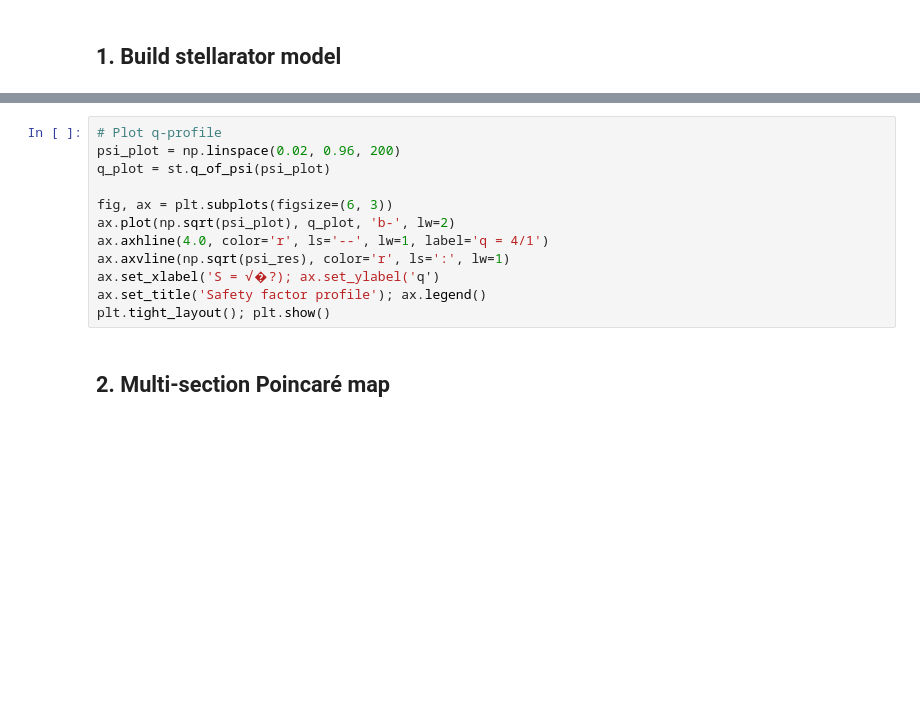
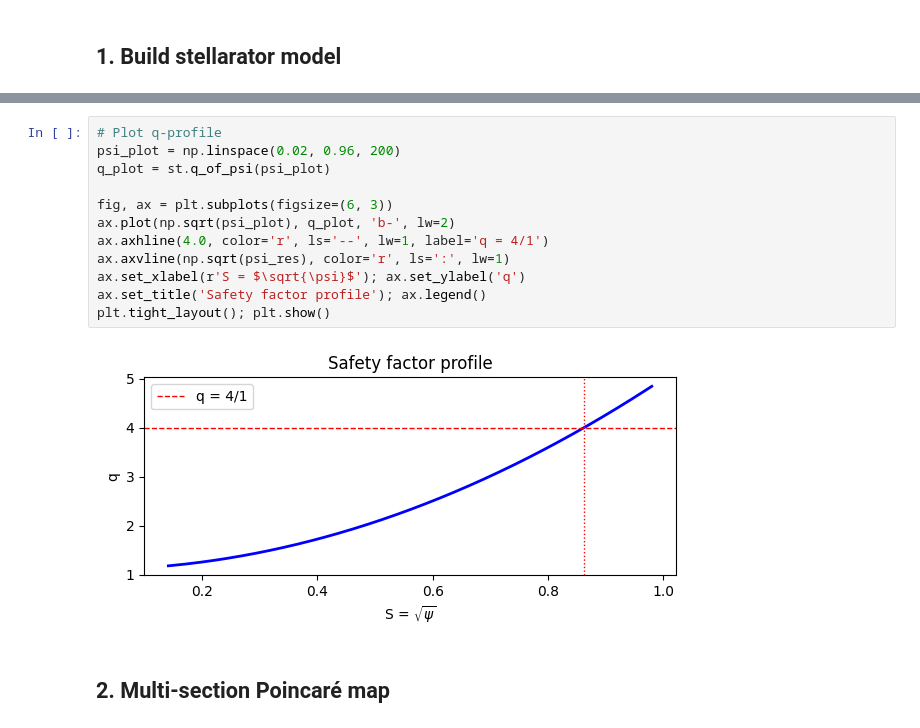
Before and after one commit to WenyinWei/pyna, a Jupyter notebook: notebooks/tutorials/stellarator_multiSection_q41.ipynb, the cells around one changed output, grey strips where cells are left out. Cells and saved outputs as stored; diff of their text form; blank space fills up the shorter version.

Commit message:
fix(tutorial): re-execute notebooks with inline images

```diff
--- a/notebooks/tutorials/stellarator_multiSection_q41.ipynb
+++ b/notebooks/tutorials/stellarator_multiSection_q41.ipynb
@@ -38,15 +42,17 @@ psi_res = psi_res_list[0]
 # %%
 # Plot q-profile
 psi_plot = np.linspace(0.02, 0.96, 200)
 q_plot = st.q_of_psi(psi_plot)
 
 fig, ax = plt.subplots(figsize=(6, 3))
 ax.plot(np.sqrt(psi_plot), q_plot, 'b-', lw=2)
 ax.axhline(4.0, color='r', ls='--', lw=1, label='q = 4/1')
 ax.axvline(np.sqrt(psi_res), color='r', ls=':', lw=1)
-ax.set_xlabel('S = √�?); ax.set_ylabel('q')
+ax.set_xlabel(r'S = $\sqrt{\psi}$'); ax.set_ylabel('q')
 ax.set_title('Safety factor profile'); ax.legend()
 plt.tight_layout(); plt.show()
+# %% [output]
+[figure, added]
 # %% [markdown]
 ## 2. Multi-section Poincaré map
 # %%
```
Also changed, not shown: parts of 6 cells of this notebook, 1 other file.
